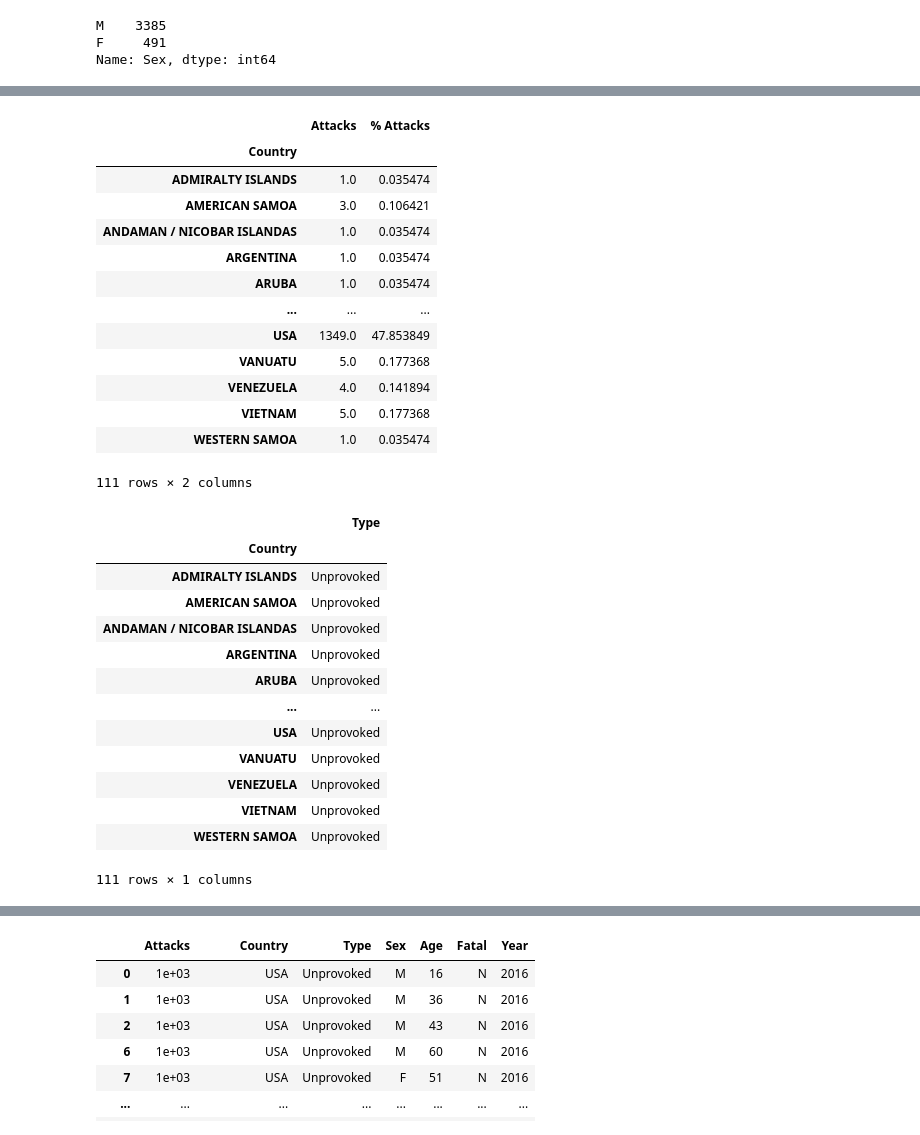
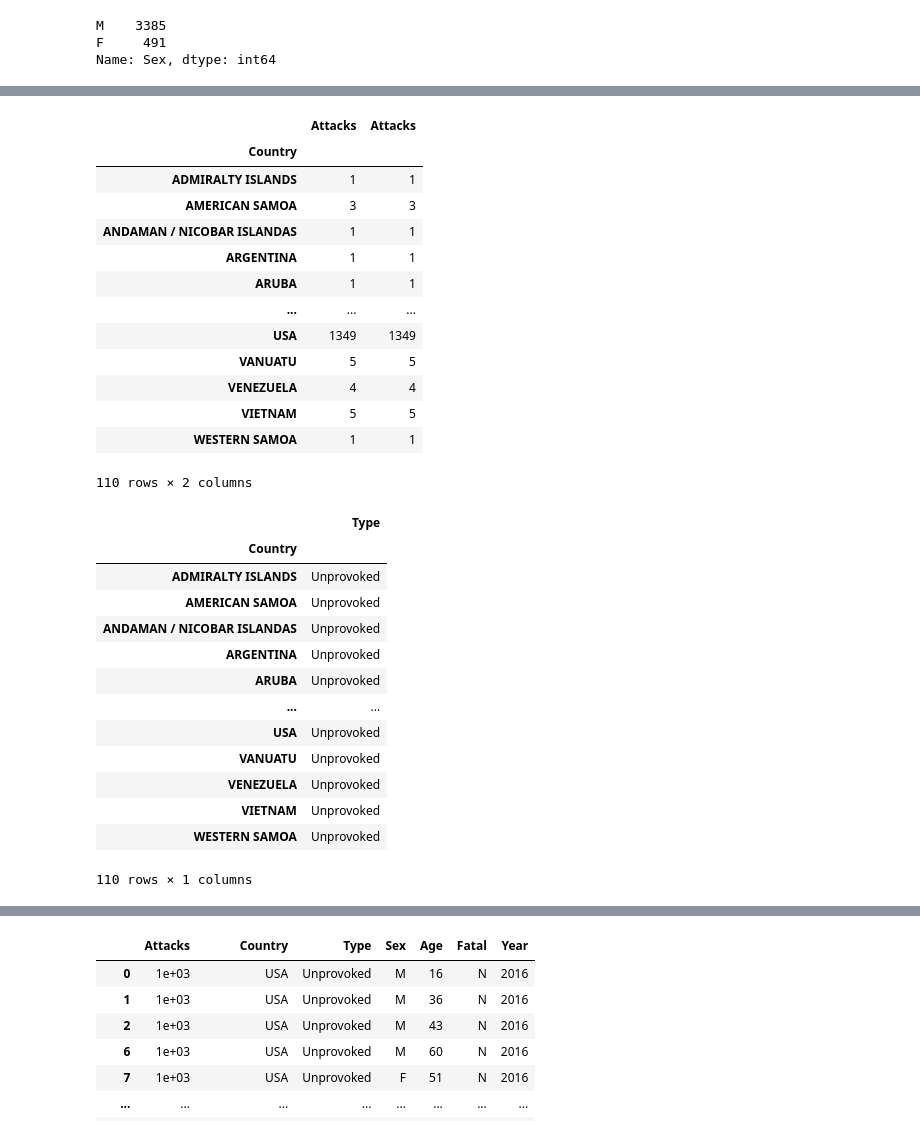
Before and after one commit to jm-cruz-d/Shark-project, a Jupyter notebook: data-wrangling.ipynb, the cells around one changed output, grey strips where cells are left out. Cells and saved outputs as stored; diff of their text form; code cells hidden in the pictures.

```diff
--- a/data-wrangling.ipynb
+++ b/data-wrangling.ipynb
@@ -193,7 +162,7 @@ Name: Year, dtype: int64
 # %%
 '''
 Al eliminar las últimas filas la columna original order no tiene sentido,
-también elimino area y location porque mi hipotesis se va a centrar en paises
-y el Investigator or Source y name porque no da un dato que me interese
+también elimino area y location porque mi hipotesis se va a centrar en paises,
+y el Investigator or Source, name y Activity porque no da un dato que me interese
 '''
-df = df.drop(columns=['Area', 'Location', 'original order', 'Investigator or Source', 'Name', 'Injury', 'Time','Species '])
+df = df.drop(columns=['Area', 'Location', 'original order', 'Investigator or Source', 'Name', 'Injury', 'Time','Species ','Activity'])
@@ -217,5 +170,5 @@ df
 #Renombro los paises mal escritos
 print(set(df['Country']))
 df["Country"].value_counts()
-df.Country = df.Country.replace({" PHILIPPINES": "PHILIPPINES", " TONGA": "TONGA", 'ST. MAARTIN':'ST. MARTIN', 'SOUTH CHINA SEA':'CHINA'})
+df.Country = df.Country.replace({" PHILIPPINES": "PHILIPPINES", " TONGA": "TONGA", 'ST. MAARTIN':'ST. MARTIN', 'SOUTH CHINA SEA':'CHINA', 'Fiji':'FIJI', 'Seychelles':'SEYCHELLES'})
 # %% [output]
@@ -362,31 +307,23 @@ df = df.rename(columns={'count':'Attacks'})
 df2 = df[['Attacks', 'Country']]
 # %%
 z = df2.groupby(['Country']).mean().sort_index(ascending=True)
-
-suma = 0
-for x in z['Attacks']:
-    suma = suma+x
-
-z['% Attacks']=z['Attacks']*100/suma
 z
 # %% [output]
-|  | Attacks | % Attacks |
+|  | Attacks | Attacks |
 | Country |  |  |
-| ADMIRALTY ISLANDS | 1.0 | 0.035474 |
-| AMERICAN SAMOA | 3.0 | 0.106421 |
-| ANDAMAN / NICOBAR ISLANDAS | 1.0 | 0.035474 |
-| ARGENTINA | 1.0 | 0.035474 |
-| ARUBA | 1.0 | 0.035474 |
+| ADMIRALTY ISLANDS | 1 | 1 |
+| AMERICAN SAMOA | 3 | 3 |
+| ANDAMAN / NICOBAR ISLANDAS | 1 | 1 |
+| ARGENTINA | 1 | 1 |
+| ARUBA | 1 | 1 |
 | ... | ... | ... |
-| USA | 1349.0 | 47.853849 |
-| VANUATU | 5.0 | 0.177368 |
-| VENEZUELA | 4.0 | 0.141894 |
-| VIETNAM | 5.0 | 0.177368 |
-| WESTERN SAMOA | 1.0 | 0.035474 |
+| USA | 1349 | 1349 |
+| VANUATU | 5 | 5 |
+| VENEZUELA | 4 | 4 |
+| VIETNAM | 5 | 5 |
+| WESTERN SAMOA | 1 | 1 |
-111 rows × 2 columns
+110 rows × 2 columns
 # %%
-#df['count'] = df.groupby('Type')['Type'].transform('count')
-#df = df.rename(columns={'count':'Tipo'})
 df3 = df[['Type', 'Country']]
 df3.groupby(['Country']).max()
 # %% [output]
@@ -403,5 +340,5 @@ df3.groupby(['Country']).max()
 | VENEZUELA | Unprovoked |
 | VIETNAM | Unprovoked |
 | WESTERN SAMOA | Unprovoked |
-111 rows × 1 columns
+110 rows × 1 columns
 # %%
```
Also changed, not shown: parts of 30 cells of this notebook, 2 other files.
